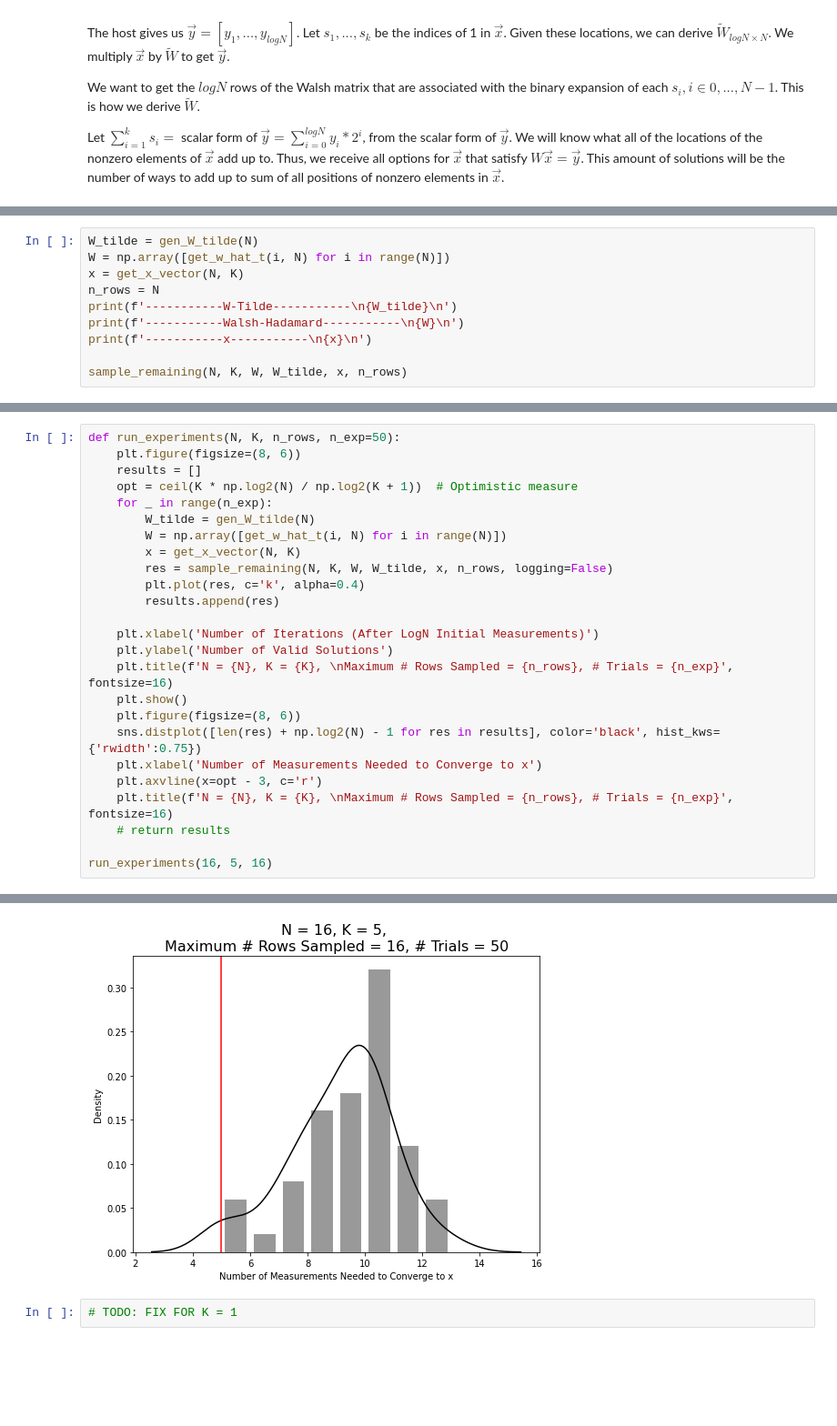
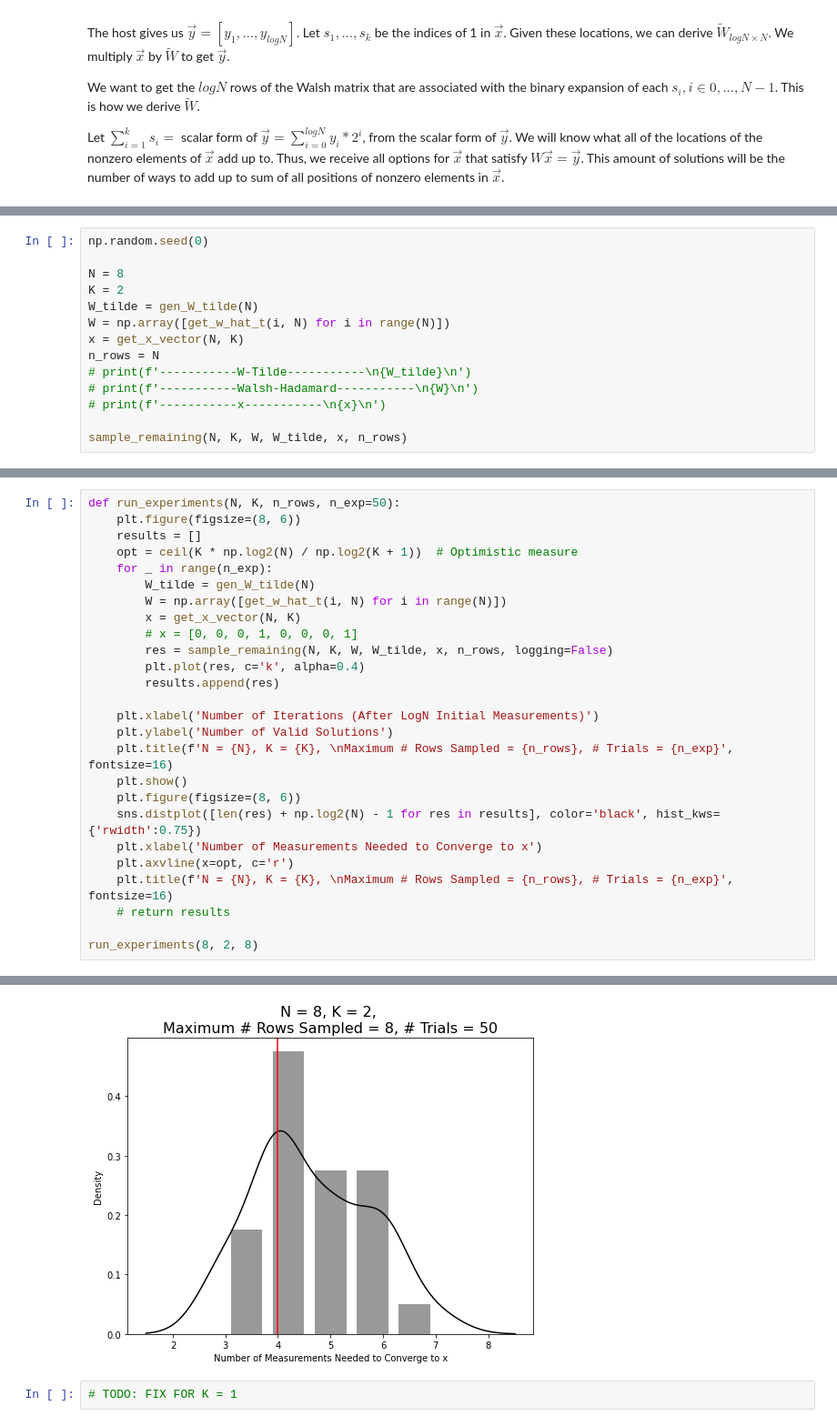
Before and after one commit to camille-004/group-testing-rl, a Jupyter notebook: notebooks/solve.ipynb, the cells around one changed output, grey strips where cells are left out. Shown: that part at 91% size. Drawn from its saved outputs; the diff is of its cells as text; blank space fills up the shorter version.

Commit message:
Quick experiments before RL

```diff
--- a/notebooks/solve.ipynb
+++ b/notebooks/solve.ipynb
@@ -289,13 +284,17 @@ def sample_remaining(N, K, W, W_tilde, x, n_rows=1, logging=True):
         print(f'Number of solutions on each iteration: {curr_n_solutions}')
     return curr_n_solutions
 # %%
+np.random.seed(0)
+
+N = 8
+K = 2
 W_tilde = gen_W_tilde(N)
 W = np.array([get_w_hat_t(i, N) for i in range(N)])
 x = get_x_vector(N, K)
 n_rows = N
-print(f'-----------W-Tilde-----------\n{W_tilde}\n')
-print(f'-----------Walsh-Hadamard-----------\n{W}\n')
-print(f'-----------x-----------\n{x}\n')
+# print(f'-----------W-Tilde-----------\n{W_tilde}\n')
+# print(f'-----------Walsh-Hadamard-----------\n{W}\n')
+# print(f'-----------x-----------\n{x}\n')
 
 sample_remaining(N, K, W, W_tilde, x, n_rows)
 # %% [output]
@@ -309,6 +319,7 @@ def run_experiments(N, K, n_rows, n_exp=50):
         W_tilde = gen_W_tilde(N)
         W = np.array([get_w_hat_t(i, N) for i in range(N)])
         x = get_x_vector(N, K)
+        # x = [0, 0, 0, 1, 0, 0, 0, 1]
         res = sample_remaining(N, K, W, W_tilde, x, n_rows, logging=False)
         plt.plot(res, c='k', alpha=0.4)
         results.append(res)
@@ -320,9 +331,9 @@ def run_experiments(N, K, n_rows, n_exp=50):
     plt.figure(figsize=(8, 6))
     sns.distplot([len(res) + np.log2(N) - 1 for res in results], color='black', hist_kws={'rwidth':0.75})
     plt.xlabel('Number of Measurements Needed to Converge to x')
-    plt.axvline(x=opt - 3, c='r')
+    plt.axvline(x=opt, c='r')
     plt.title(f'N = {N}, K = {K}, \nMaximum # Rows Sampled = {n_rows}, # Trials = {n_exp}', fontsize=16)
     # return results
 
-run_experiments(16, 5, 16)
+run_experiments(8, 2, 8)
 # %% [output]
@@ -330,3 +358,3 @@ run_experiments(16, 5, 16)
-[figure, old version]
+[figure, new version]
 # %%
 # TODO: FIX FOR K = 1
```
Also changed, not shown: parts of 4 cells of this notebook, 5 other files.
